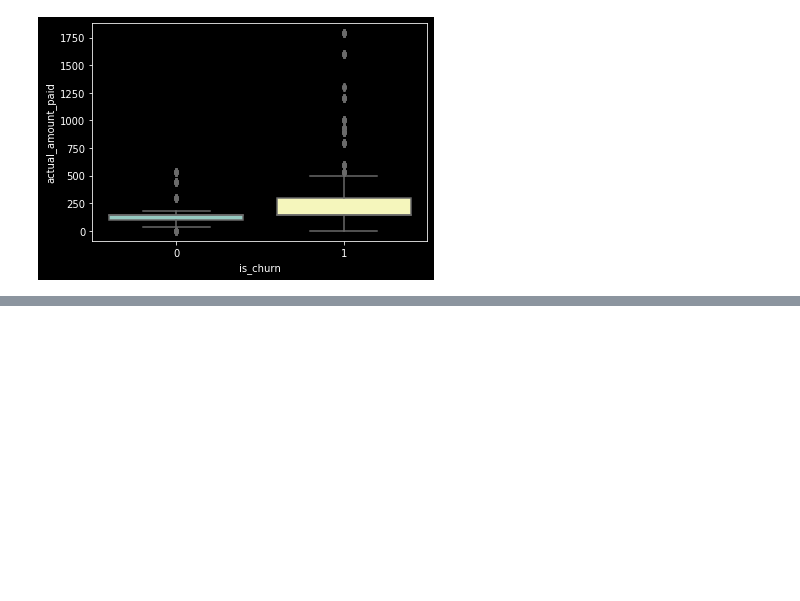
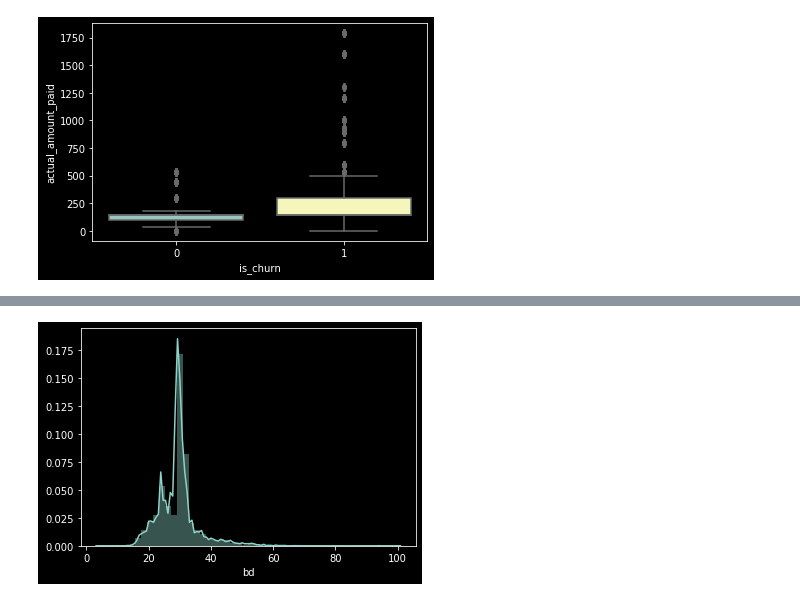
Before and after one commit to sitathomas/NYCDSA_Hackathon_Oct_2020, a Jupyter notebook: Sita/Imputation_EDA.ipynb, the cells around one changed output, grey strips where cells are left out. Saved outputs shown, nothing was run; the diff lists cells and outputs as text; code cells hidden in the pictures; blank space fills up the shorter version.

```diff
--- a/Sita/Hackathon.ipynb
+++ b/Sita/Imputation_EDA.ipynb
@@ -212,0 +182,4 @@ X_train_SMOTE, y_train_SMOTE = oversample.fit_resample(X_train, y_train)
+# %%
+sns.distplot(df.bd);
+# %% [output]
+[figure, added]
```
Also changed, not shown: parts of 55 cells of this notebook, 4 other files.
